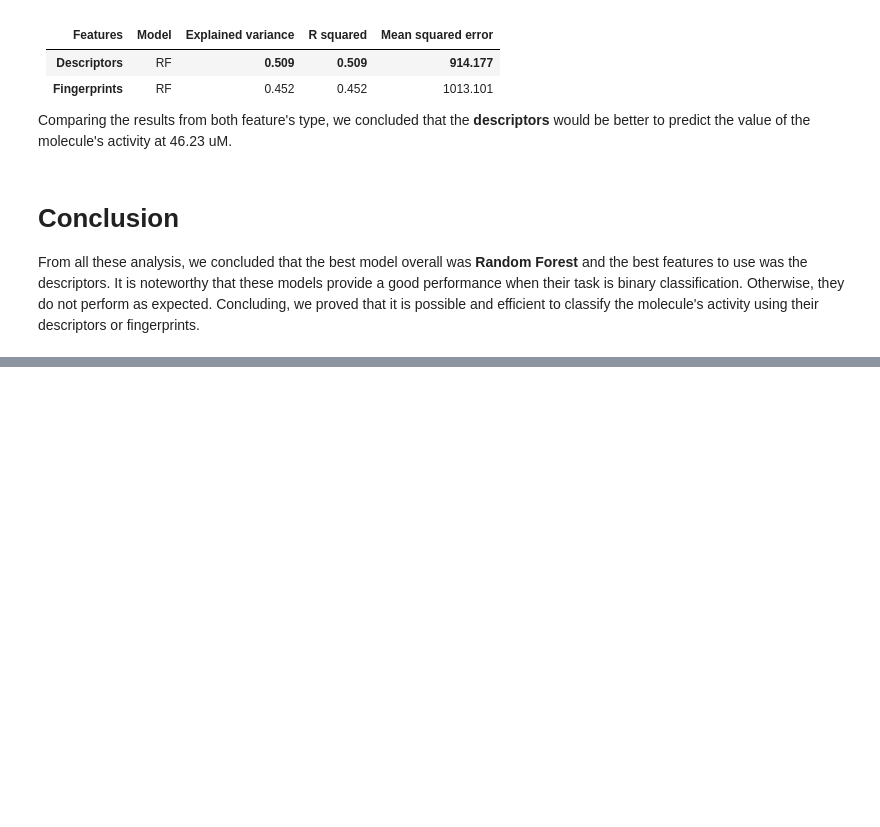
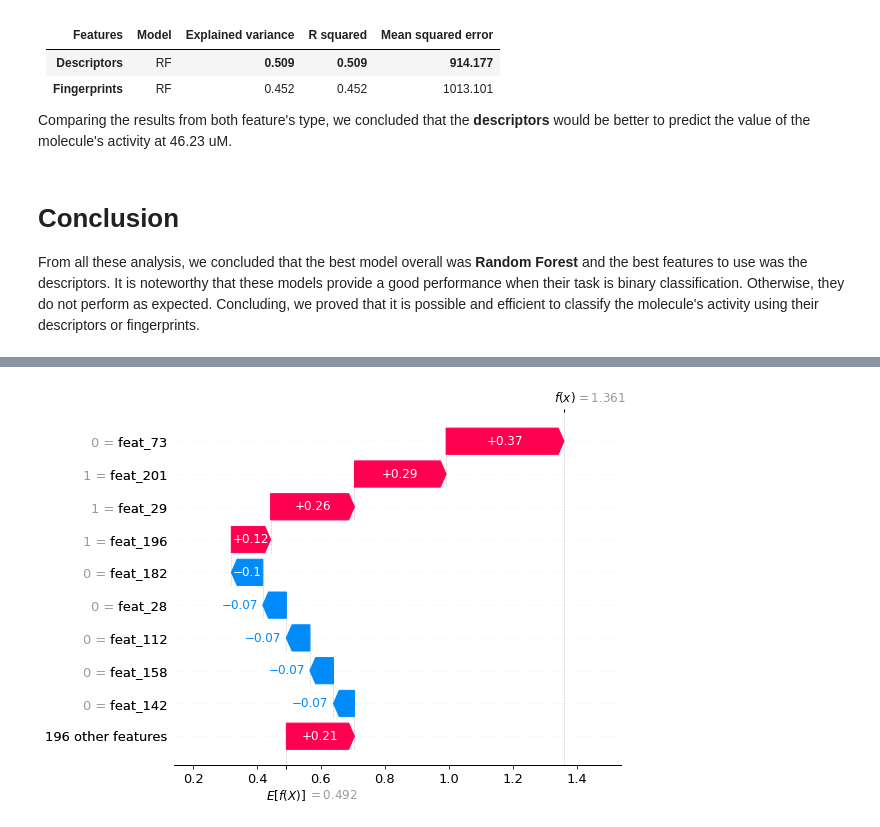
Before and after one commit to TiagoS16/SIB_SMILES, a Jupyter notebook: src/smiles/scripts/Etapa3.ipynb, the cells around one changed output, grey strips where cells are left out. Drawn from its saved outputs; the diff is of its cells as text; code cells hidden in the pictures; blank space fills up the shorter version.

```diff
--- a/src/smiles/scripts/Etapa3.ipynb
+++ b/src/smiles/scripts/Etapa3.ipynb
@@ -1113,0 +1200,4 @@ Concluding, we proved that it is possible and efficient to classify the molecule
+# %%
+shap_calc.plotSampleExplanation(index=1, plot_type='waterfall')
+# %% [output]
+[figure, added]
```
Also changed, not shown: parts of 20 cells of this notebook, 1 other file.
